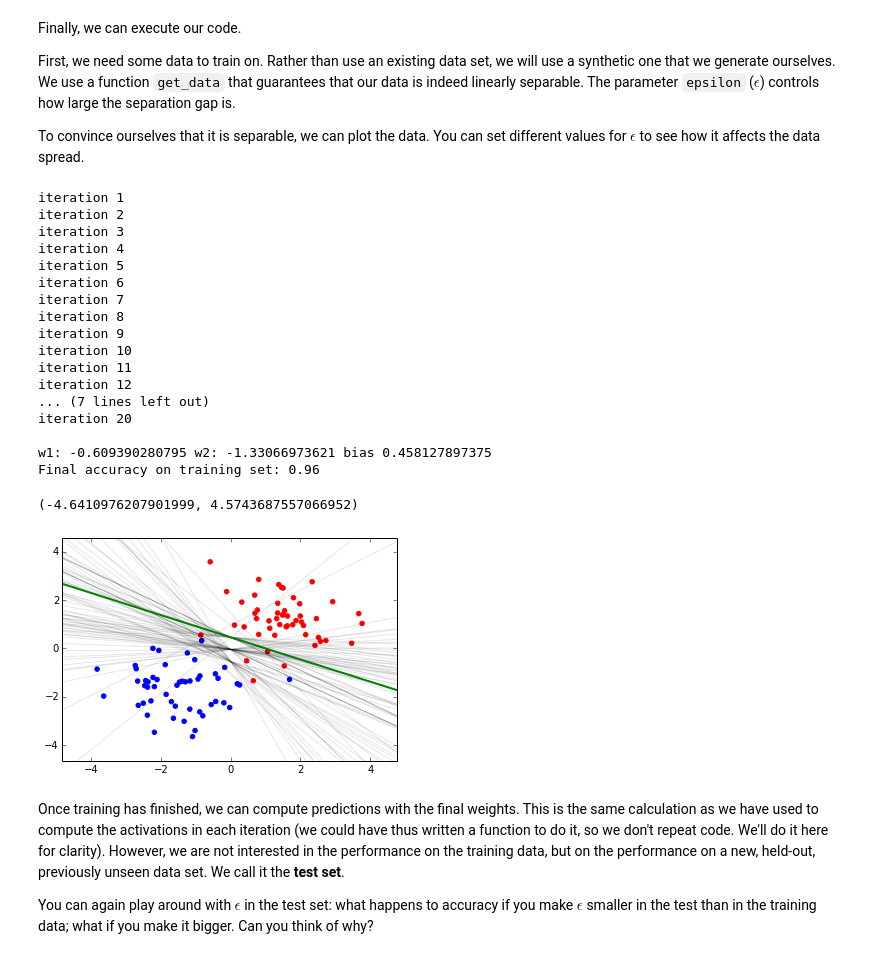
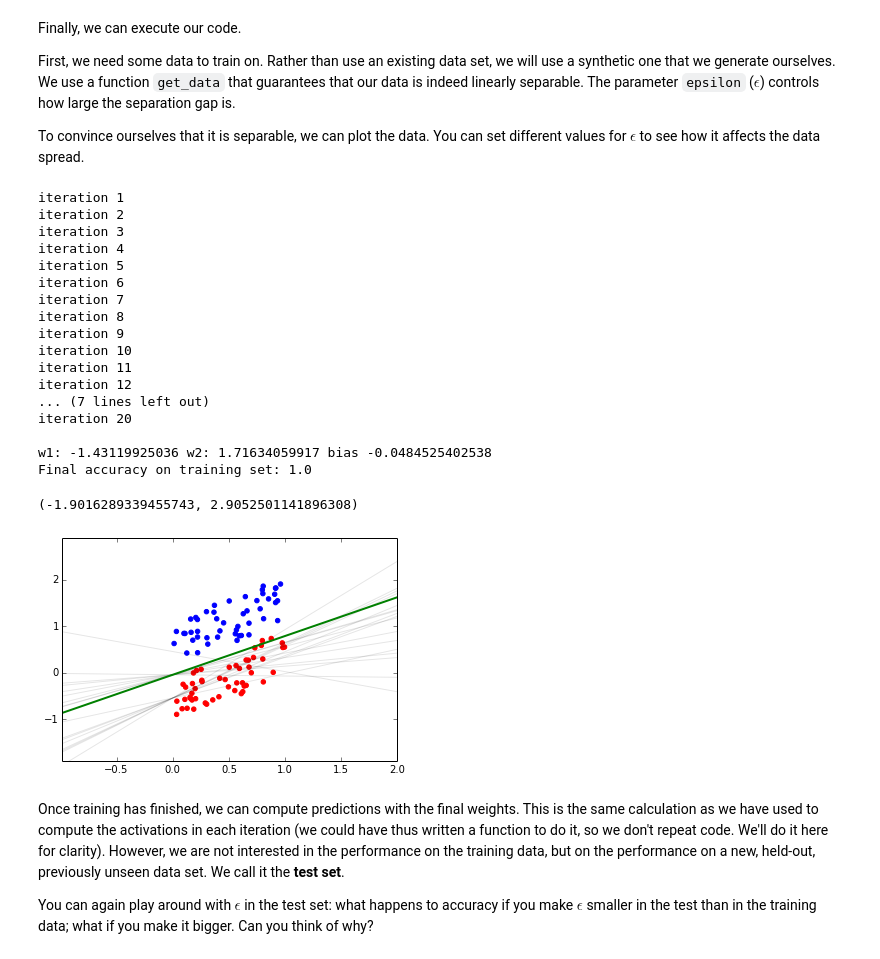
Before and after one commit to andersjo/scientific-programming-2014, a Jupyter notebook: lectures/lecture3/Perceptron.ipynb, the cells around one changed output. Saved outputs shown, nothing was run; the diff lists cells and outputs as text; code cells hidden in the pictures.

```diff
--- a/lectures/lecture3/Perceptron.ipynb
+++ b/lectures/lecture3/Perceptron.ipynb
@@ -160,42 +160,42 @@ First, we need some data to train on. Rather than use an existing data set, we w
 To convince ourselves that it is separable, we can plot the data. You can set different values for $\epsilon$ to see how it affects the data spread.
 # %%
 # get training data and labels
-train_data, train_labels = get_gaussian_data(100)
-# train_data, train_labels = get_data(1000) # uncomment this line in order to get a different training set
+# train_data, train_labels = get_gaussian_data(100)
+train_data, train_labels = get_data(100) # uncomment this line in order to get a different training set
 
 # plot the points
 plot_data_set(train_data, train_labels)
 
 # fit the model to the training data
 w1, w2, bias = fit(train_data, train_labels)
 print "w1:", w1, "w2:", w2, "bias", bias
 train_predictions, train_accuracy = predict(train_data, train_labels, w1, w2, bias)
 print "Final accuracy on training set:", train_accuracy
 
 # plot the final decision boundary
 plot_decision_boundary(w1, w2, bias, alpha=1.0, color='green', thickness=2)
 plt.xlim(train_data.x1.min() - 1, train_data.x1.max() + 1)
 plt.ylim(train_data.x2.min() - 1, train_data.x2.max() + 1)
 # %% [output]
 iteration 1
 iteration 2
 iteration 3
 iteration 4
 iteration 5
 iteration 6
 iteration 7
 iteration 8
 iteration 9
 iteration 10
 iteration 11
 iteration 12
 ... (7 lines left out)
 iteration 20
 
-w1: -0.609390280795 w2: -1.33066973621 bias 0.458127897375
-Final accuracy on training set: 0.96
+w1: -1.43119925036 w2: 1.71634059917 bias -0.0484525402538
+Final accuracy on training set: 1.0
-(-4.6410976207901999, 4.5743687557066952)
+(-1.9016289339455743, 2.9052501141896308)
-[figure, old version]
+[figure, new version]
 # %% [markdown]
 Once training has finished, we can compute predictions with the final weights. This is the same calculation as we have used to compute the activations in each iteration (we could have thus written a function to do it, so we don't repeat code. We'll do it here for clarity). However, we are not interested in the performance on the training data, but on the performance on a new, held-out, previously unseen data set. We call it the **test set**.
 
```
Also changed, not shown: parts of 7 cells of this notebook, 2 other files.
